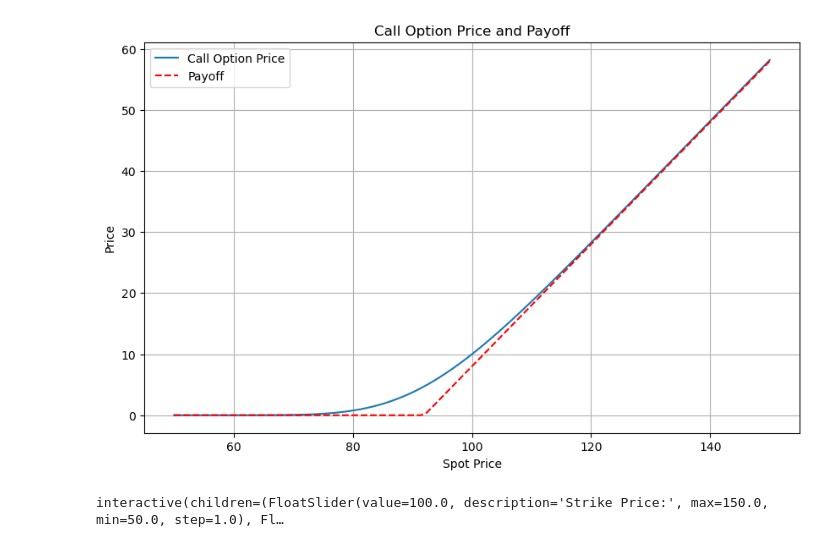
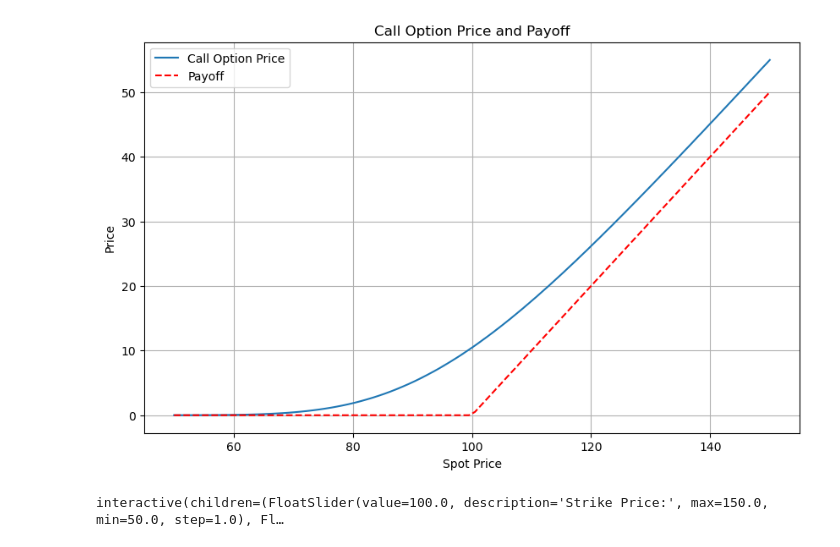
Before and after one commit to Paul-centrale/Financial-tool, a Jupyter notebook: Jupyter notebook/Moving variables for BS and greeks.ipynb, the cells around one changed output. Drawn from its saved outputs; the diff is of its cells as text; code cells hidden in the pictures.

```diff
--- a/Jupyter notebook/Moving variables for BS and greeks.ipynb
+++ b/Jupyter notebook/Moving variables for BS and greeks.ipynb
@@ -9,37 +9,37 @@ from IPython.display import display
 
 
 # Black-Scholes formula for call option price
 def black_scholes_call(S, K, T, r, sigma):
     d1 = (np.log(S / K) + (r + 0.5 * sigma ** 2) * T) / (sigma * np.sqrt(T))
     d2 = d1 - sigma * np.sqrt(T)
     call_price = S * norm.cdf(d1) - K * np.exp(-r * T) * norm.cdf(d2)
     return call_price
 
 # Example parameters
 S = np.linspace(50, 150, 100)  # Spot price
-K = 92  # Strike price
-T = 0.4  # Time to maturity in years
-r = 0.005  # Risk-free interest rate
+K = 100  # Strike price
+T = 1  # Time to maturity in years
+r = 0.05  # Risk-free interest rate
 sigma = 0.2  # Volatility
 
 # Calculate call prices
 call_prices = black_scholes_call(S, K, T, r, sigma)
 
 # Calculate payoff
 payoff = np.maximum(S - K, 0)
 
 # Plotting
 plt.figure(figsize=(10, 6))
 plt.plot(S, call_prices, label='Call Option Price')
 plt.plot(S, payoff, 'r--', label='Payoff')
 plt.xlabel('Spot Price')
 plt.ylabel('Price')
 plt.title('Call Option Price and Payoff')
 plt.legend()
 plt.grid(True)
 plt.show()
 # %% [output]
-[figure, old version]
+[figure, new version]
 # %%
 # Black-Scholes formula for call option price
 def black_scholes_call(S, K, T, r, sigma):
```
Also changed, not shown: parts of 3 cells of this notebook, 1 other file.
